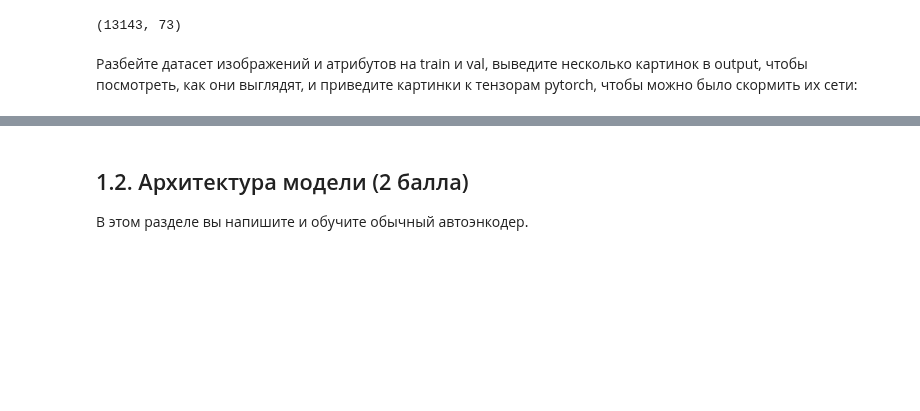
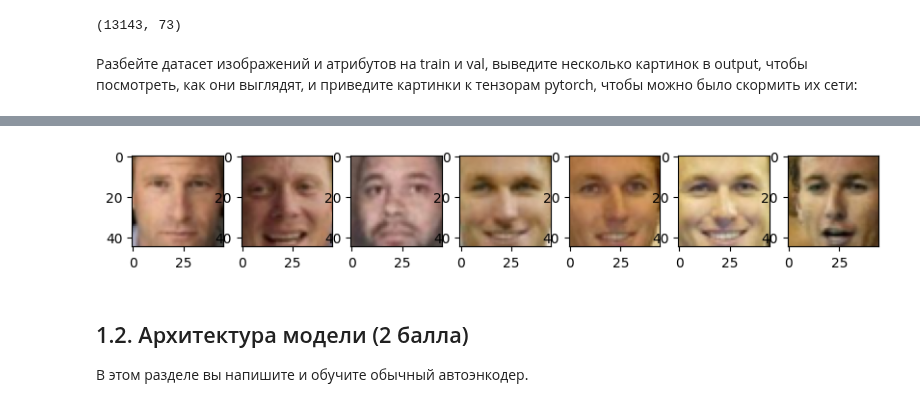
Before and after one commit to vladimir-golovchenko/part_1_ml_cv, a Jupyter notebook: week_10_AE_VAE/Homework/hw_7_autoencoders.ipynb, the cells around one changed output, grey strips where cells are left out. Drawn from its saved outputs; the diff is of its cells as text; code cells hidden in the pictures; blank space fills up the shorter version.

```diff
--- a/week_10_AE_VAE/Homework/hw_7_autoencoders.ipynb
+++ b/week_10_AE_VAE/Homework/hw_7_autoencoders.ipynb
@@ -106,5 +106,5 @@ generator = torch.Generator().manual_seed(SEED)
 train_size = int(len(images) * 0.8)
 val_size = len(images) - train_size
 
-images_train_data, images_val_data = torch.utils.data.random_split(images, [train_size, val_size])
-attrs_train_data, attrs_val_data = torch.utils.data.random_split(attrs, [train_size, val_size])
+images_train, images_val = torch.utils.data.random_split(images, [train_size, val_size], generator=generator)
+attrs_train, attrs_val = torch.utils.data.random_split(attrs, [train_size, val_size], generator=generator)
@@ -115,3 +121,14 @@ len(images)
+# %%
+image_count=7
+
+_, axes = plt.subplots(1, image_count, figsize=(10,5))
+
+for i in range(image_count):
+  axes[i].imshow(images_train.dataset[i])
+
+plt.show()
+# %% [output]
+[figure, added]
 # %% [markdown]
 ## 1.2. Архитектура модели (2 балла)
 В этом разделе вы напишите и обучите обычный автоэнкодер.
```
Also changed, not shown: parts of 2 cells of this notebook.
